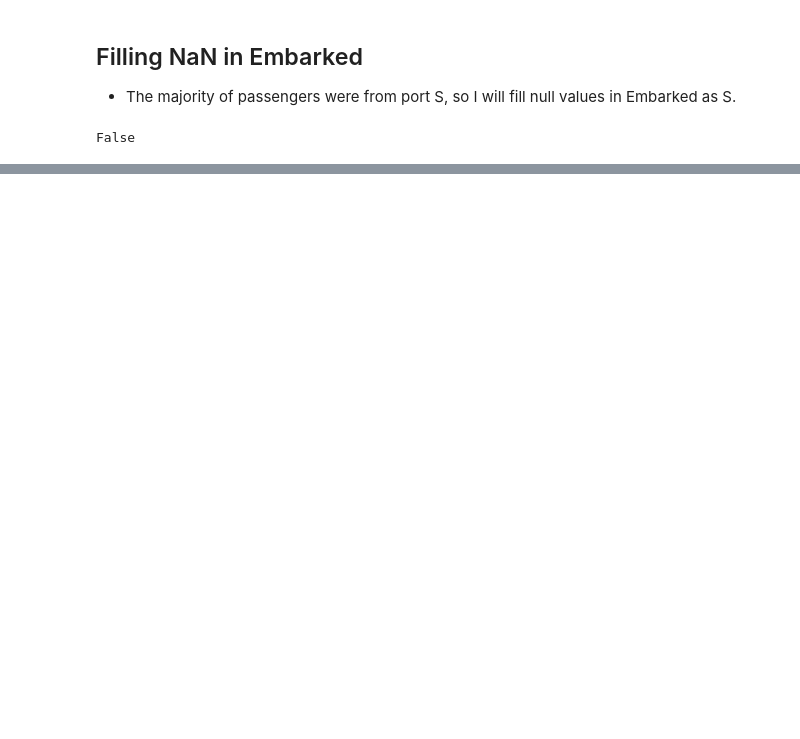
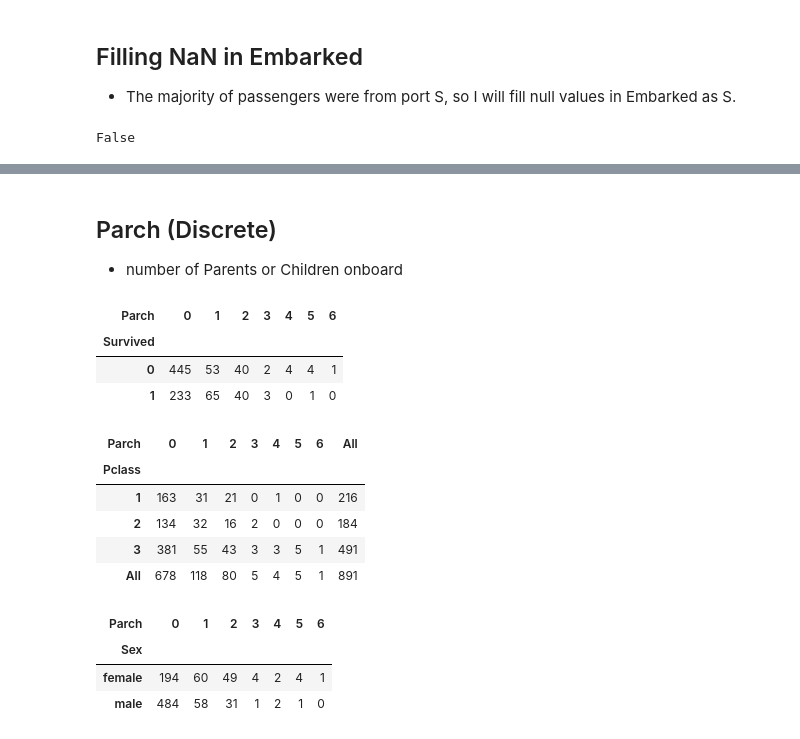
Before and after one commit to sam351/competitions, a Jupyter notebook: kaggle_titanic/200503_Titanic_study-01_EDA.ipynb, the cells around one changed output, grey strips where cells are left out. Saved outputs shown, nothing was run; the diff lists cells and outputs as text; code cells hidden in the pictures; blank space fills up the shorter version.

```diff
--- a/kaggle_titanic/200503_Titanic_study-01_EDA.ipynb
+++ b/kaggle_titanic/200503_Titanic_study-01_EDA.ipynb
@@ -329,0 +370,22 @@ False
+# %% [markdown]
+## Parch (Discrete)
+- number of Parents or Children onboard
+# %%
+display(pd.crosstab(data.Survived, data.Parch).style.background_gradient(cmap='summer_r'))
+display(pd.crosstab(data.Pclass, data.Parch, margins=True).style.background_gradient(cmap='summer_r'))
+display(pd.crosstab(data.Sex, data.Parch).style.background_gradient(cmap='summer_r'))
+# %% [output]
+| Parch | 0 | 1 | 2 | 3 | 4 | 5 | 6 |
+| Survived |  |  |  |  |  |  |  |
+| 0 | 445 | 53 | 40 | 2 | 4 | 4 | 1 |
+| 1 | 233 | 65 | 40 | 3 | 0 | 1 | 0 |
+| Parch | 0 | 1 | 2 | 3 | 4 | 5 | 6 | All |
+| Pclass |  |  |  |  |  |  |  |  |
+| 1 | 163 | 31 | 21 | 0 | 1 | 0 | 0 | 216 |
+| 2 | 134 | 32 | 16 | 2 | 0 | 0 | 0 | 184 |
+| 3 | 381 | 55 | 43 | 3 | 3 | 5 | 1 | 491 |
+| All | 678 | 118 | 80 | 5 | 4 | 5 | 1 | 891 |
+| Parch | 0 | 1 | 2 | 3 | 4 | 5 | 6 |
+| Sex |  |  |  |  |  |  |  |
+| female | 194 | 60 | 49 | 4 | 2 | 4 | 1 |
+| male | 484 | 58 | 31 | 1 | 2 | 1 | 0 |
```
Also changed, not shown: parts of 10 cells of this notebook.
